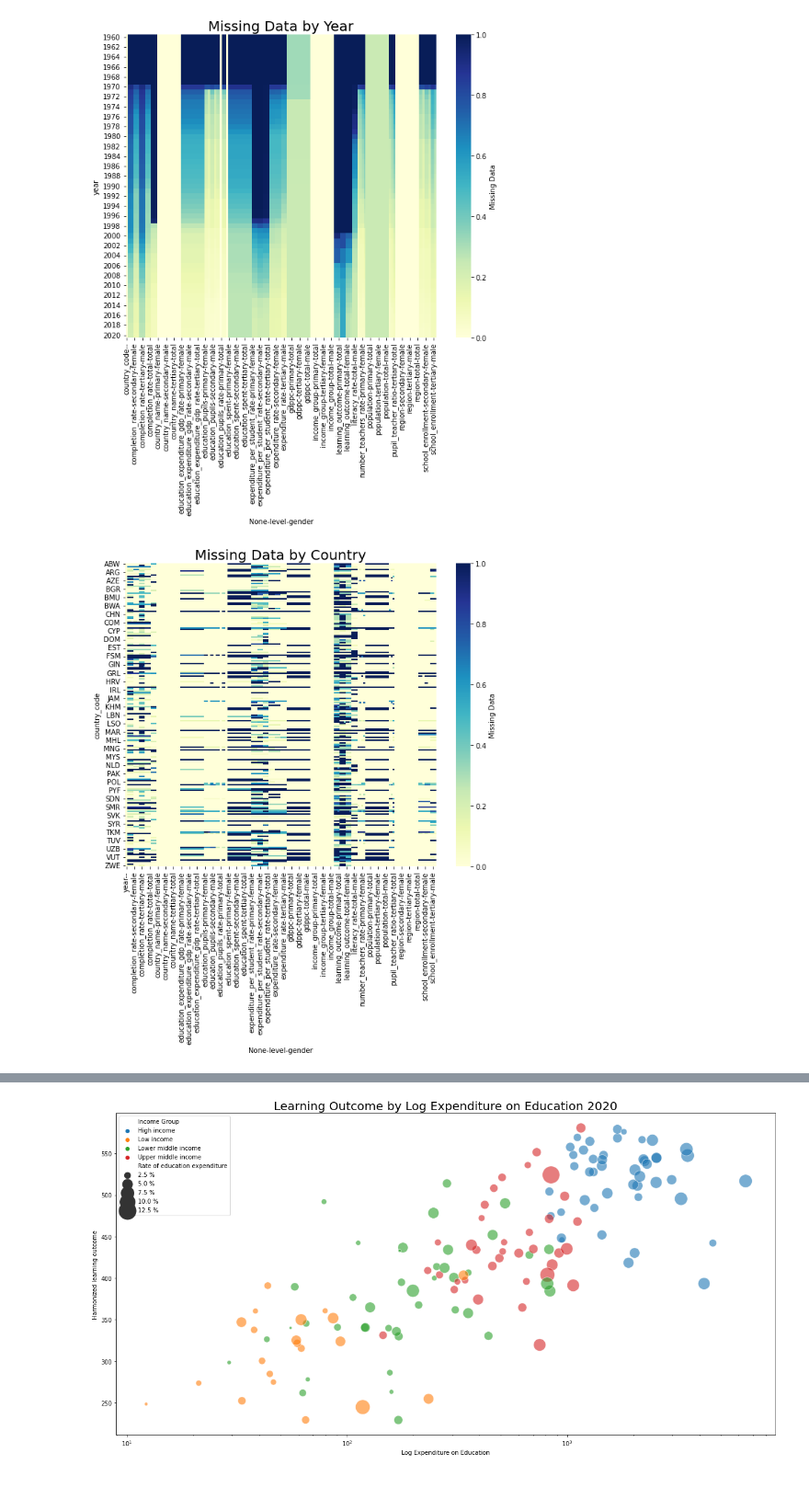
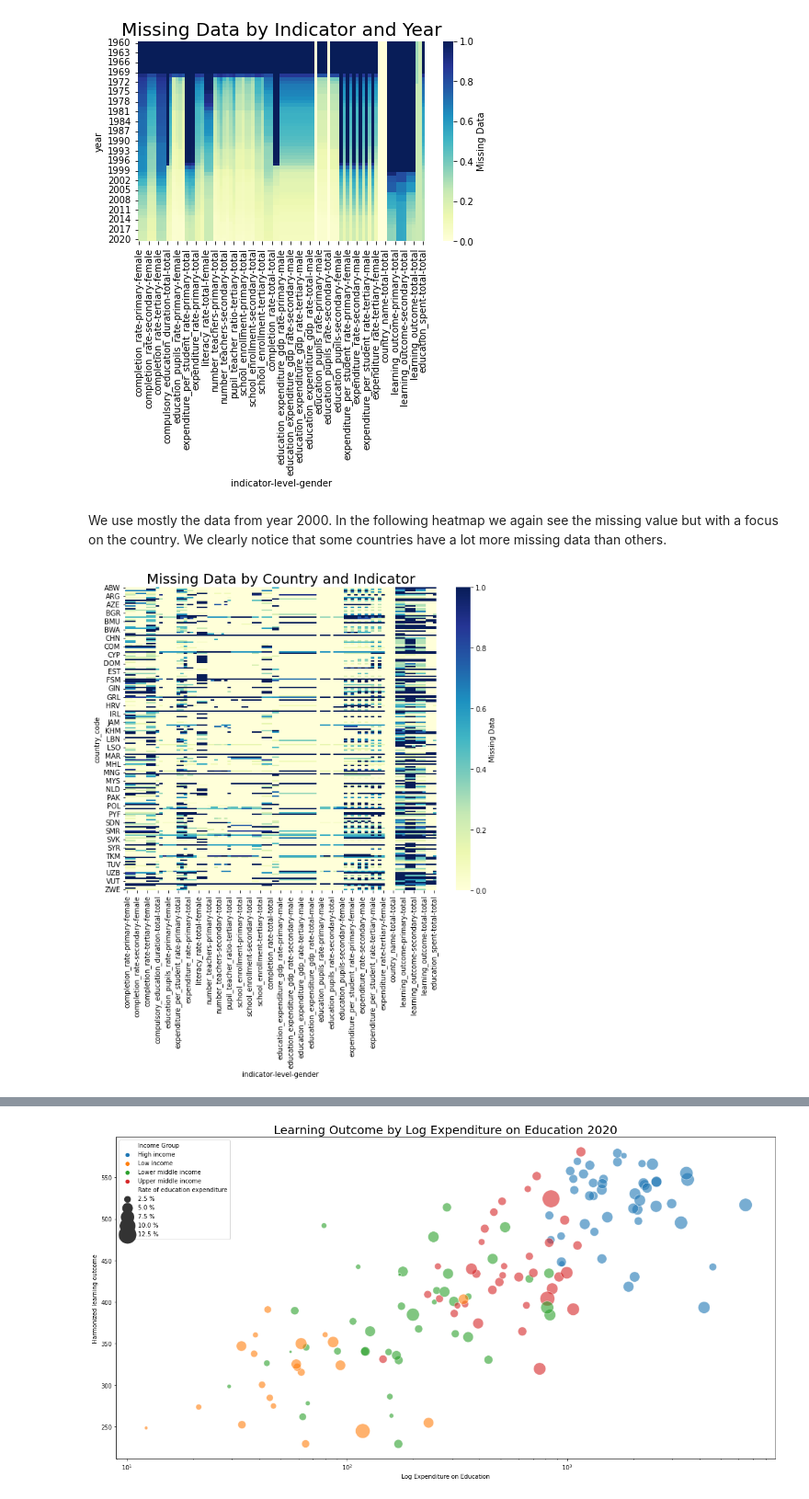
Before and after one commit to MarkusKiesel93/VisualDS_education_dashboard, a Jupyter notebook: profile.ipynb, the cells around one changed output, grey strips where cells are left out. Shown at 92% size. Drawn from its saved outputs; the diff is of its cells as text; code cells hidden in the pictures.

```diff
--- a/profile.ipynb
+++ b/profile.ipynb
@@ -32,26 +62,23 @@ plt.show()
 # %%
-df = get_merged_data(from_year=1960, year_as_datetime=False, indexed=False)
-years = df.year.copy()
-df_isna = df.isna()
-df_isna.year = years
-fig, ax = plt.subplots(figsize=(10, 8))
-ax.set_title('Missing Data by Year', size=20)
-sns.heatmap(data=df_isna.groupby('year').mean(),
+df = get_merged_data(from_year=1960, year_as_datetime=False)
+fig, ax = plt.subplots(figsize=(10, 6))
+ax.set_title('Missing Data by Indicator and Year', size=20)
+sns.heatmap(data=df.isna().groupby('year').mean(),
             cmap='YlGnBu',
             cbar_kws={'label': 'Missing Data'})
 plt.show()
 # %% [output]
-[figure, old version]
+[figure, new version]
+# %% [markdown]
+We use mostly the data from year 2000. In the following heatmap we again see the missing value but with a focus on the country. We clearly notice that some countries have a lot more missing data than others.
 # %%
 df = get_merged_data(from_year=2000, year_as_datetime=False, indexed=False)
-country_codes = df.country_code.copy()
-df_isna = df.isna()
-df_isna.country_code = country_codes
-fig, ax = plt.subplots(figsize=(10, 8))
-ax.set_title('Missing Data by Country', size=20)
-sns.heatmap(data=df_isna.groupby('country_code').mean(),
+fig, ax = plt.subplots(figsize=(10, 6))
+ax.set_title('Missing Data by Country and Indicator', size=20)
+ax.set_xticklabels([])
+sns.heatmap(data=df.isna().groupby('country_code').mean(),
             cmap='YlGnBu',
             cbar_kws={'label': 'Missing Data'})
 plt.show()
 # %% [output]
-[figure, old version]
+[figure, new version]
```
Also changed, not shown: parts of 15 cells of this notebook, 2 other files.
